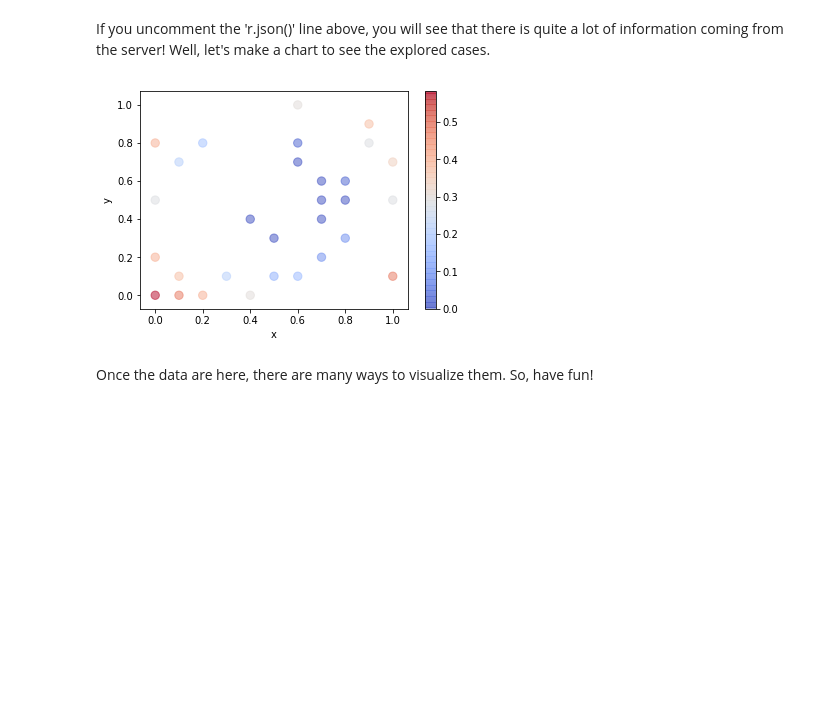
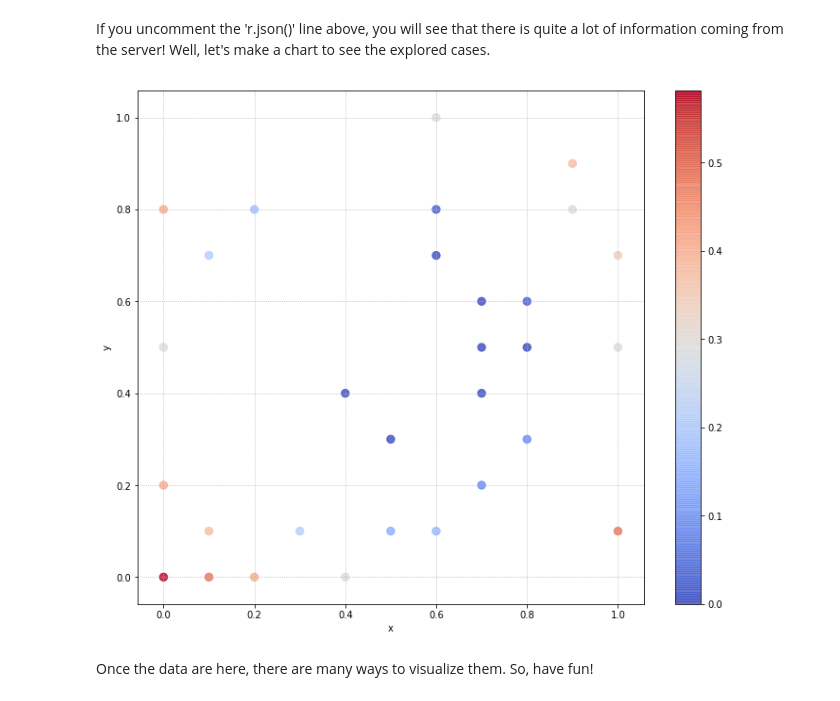
Before and after one commit to jeplus/JESS-Web-API, a Jupyter notebook: JEA_API_example_public.ipynb, the cells around one changed output. Drawn from its saved outputs; the diff is of its cells as text; code cells hidden in the pictures; blank space fills up the shorter version.

Commit message:
Plot size and gridline

```diff
--- a/JEA_API_example_public.ipynb
+++ b/JEA_API_example_public.ipynb
@@ -317,29 +317,33 @@ If you uncomment the 'r.json()' line above, you will see that there is quite a l
 # %%
 # Get the list of solutions
 data=r.json()['solutions']
 
 # Need NumPy
 import numpy as np
 
 # Should this be so complex?
 array = np.array([], dtype=[('title', str), ('x', float), ('y', float), ('t1', float), ('t2', float), ('s1', float)])
 for key, value in data.items() :
     array = np.append(array, np.array([tuple([key, float(value['variables']['x']), float(value['variables']['y']), value['metrics']['t1'], value['metrics']['t2'], value['metrics']['_s1']])], dtype=array.dtype), axis = 0)
 
 # Now load MatplotLib
 import matplotlib.pyplot as plt
+fig_size = [12, 10]
+plt.rcParams["figure.figsize"] = fig_size
+plt.rcParams["grid.linestyle"] = ":"
 
 # Create plot, with infeasibility shown on color scale
 x = array['x']
 y = array['y']
 colors = array['s1']
 
-sc = plt.scatter(x, y, s=70, c=colors, alpha=0.5, cmap='coolwarm')
+sc = plt.scatter(x, y, s=70, c=colors, alpha=0.8, cmap='coolwarm')
 plt.xlabel('x')
 plt.ylabel('y')
+plt.grid()
 plt.colorbar(sc)
 plt.show()
 # %% [output]
-[figure, old version]
+[figure, new version]
 # %% [markdown]
 Once the data are here, there are many ways to visualize them. So, have fun!
```
